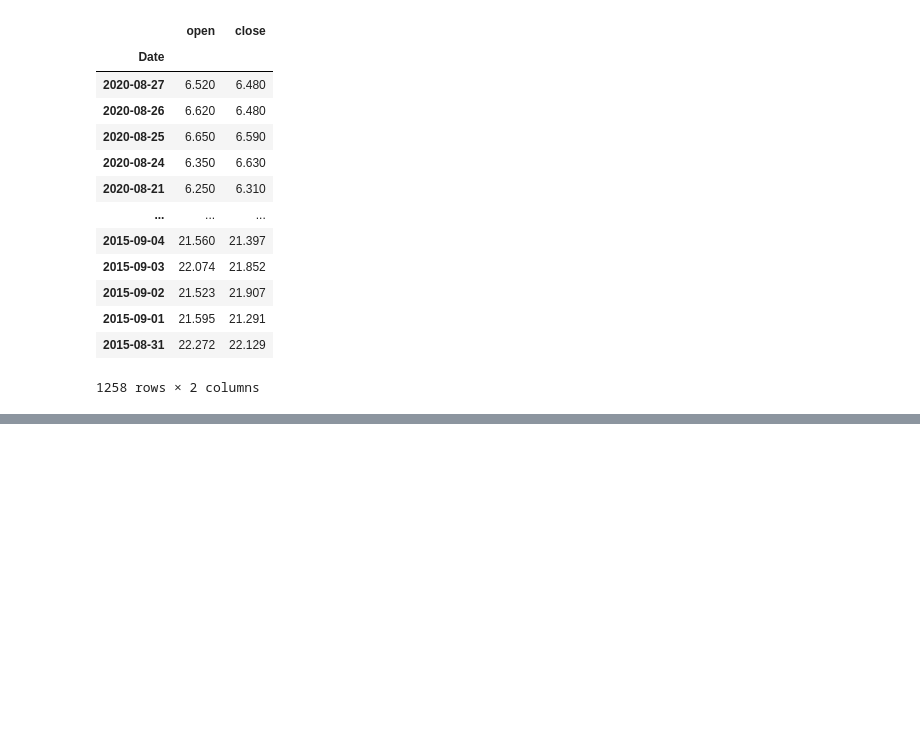
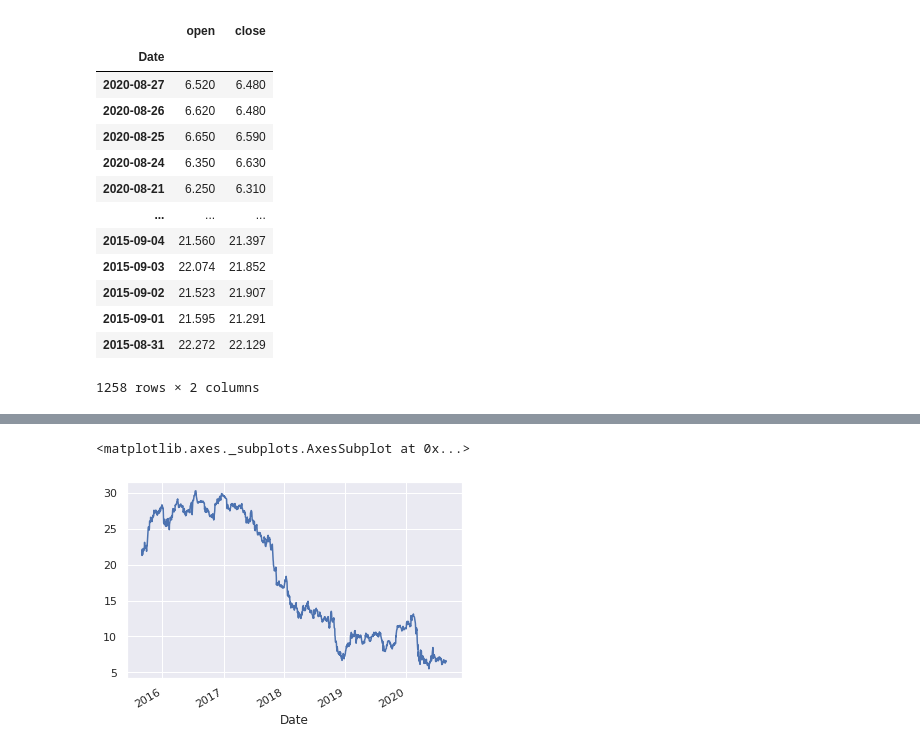
Before and after one commit to mietekdom/Data_Science_Cases, a Jupyter notebook: GE/GE_stock_market.ipynb, the cells around one changed output, grey strips where cells are left out. Cells and saved outputs as stored; diff of their text form; code cells hidden in the pictures; blank space fills up the shorter version.

```diff
--- a/GE/GE_stock_market.ipynb
+++ b/GE/GE_stock_market.ipynb
@@ -143,0 +200,5 @@ Selekcja wierszy
+# %%
+df.close.plot()
+# %% [output]
+<matplotlib.axes._subplots.AxesSubplot at 0x...>
+[figure, added]
```
Also changed, not shown: parts of 8 cells of this notebook.
